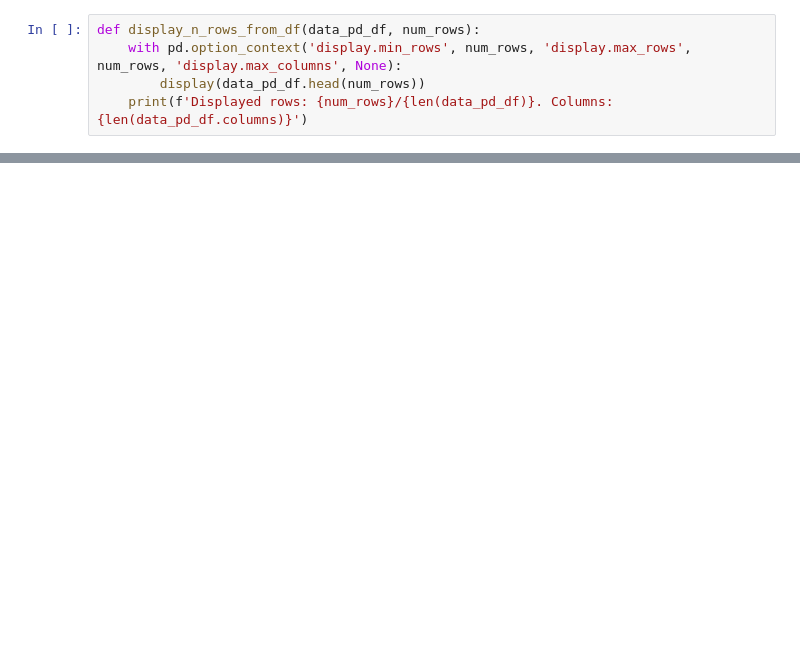
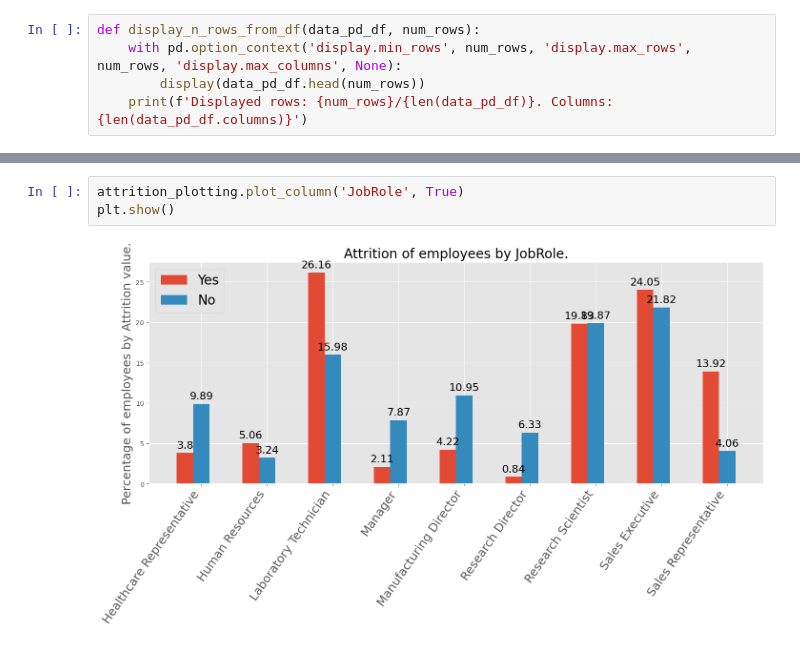
Before and after one commit to aponcedeleonch/attrition_prediction, a Jupyter notebook: presentation.ipynb, the cells around one changed output, grey strips where cells are left out. Cells and saved outputs as stored; diff of their text form; blank space fills up the shorter version.

```diff
--- a/presentation.ipynb
+++ b/presentation.ipynb
@@ -60,0 +71,5 @@ plt.show()
+# %%
+attrition_plotting.plot_column('JobRole', True)
+plt.show()
+# %% [output]
+[figure, added]
```
Also changed, not shown: parts of 7 cells of this notebook, 2 other files.
